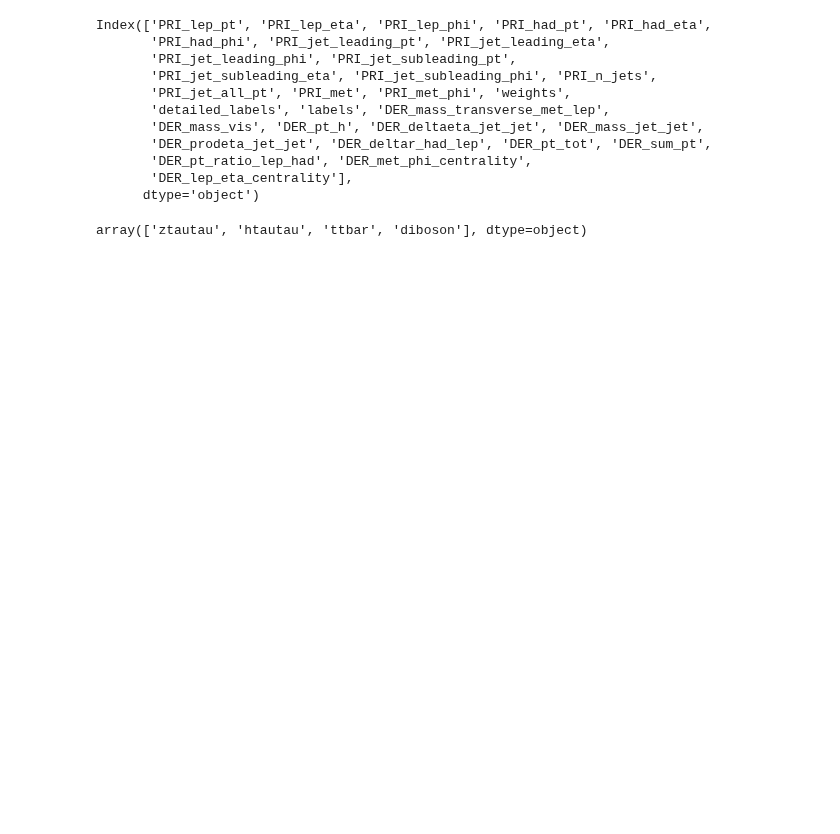
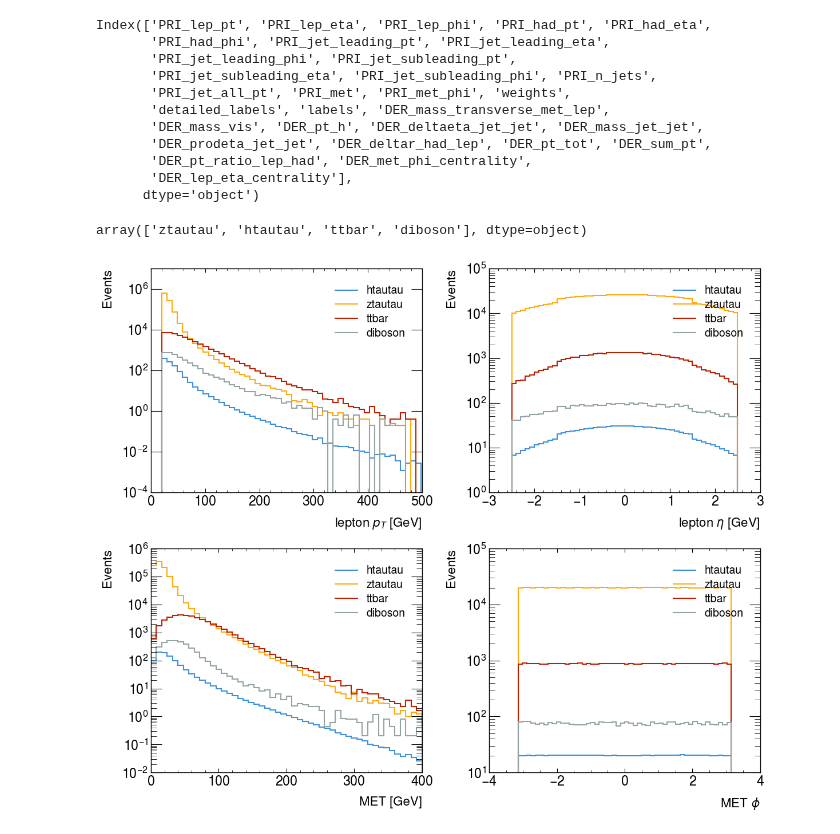
Before and after one commit to CrossGo14/NSBI-workflow-tutorial, a Jupyter notebook: FAIR_universe_Higgs_tautau/Data_Preprocessing.ipynb, the cells around one changed output. Saved outputs shown, nothing was run; the diff lists cells and outputs as text; code cells hidden in the pictures; blank space fills up the shorter version.

```diff
--- a/FAIR_universe_Higgs_tautau/Data_Preprocessing.ipynb
+++ b/FAIR_universe_Higgs_tautau/Data_Preprocessing.ipynb
@@ -1,6 +1,9 @@
 # %%
 import numpy as np
 import pandas as pd
+import matplotlib.pyplot as plt
+import mplhep as hep
+hep.style.use(hep.style.ATLAS)
 
 path_prefix = '/home/jaySandesara/NSBI_workflow_tutorial/FAIR_universe_Higgs_tautau/'
 
@@ -62,5 +65,77 @@ df_training['train_labels'] = -1
 
 for key in labels_dict:
     df_training.loc[df_training['detailed_labels'] == key, 'train_labels'] = labels_dict[key]
+# %%
+mask_selection = (df_training['PRI_lep_pt']<=500.0) & (df_training['PRI_met']<=400.0)
+df_training = df_training[mask_selection].copy()
+# %%
+columns = ['PRI_lep_pt', 'PRI_lep_eta', 'PRI_met', 'PRI_met_phi', 'PRI_n_jets']
+columns = ['PRI_lep_pt', 'PRI_lep_eta', 'PRI_met', 'PRI_met_phi']
+nbins = 50
+
+xlabel_dict = {
+    'PRI_lep_pt': 'lepton $p_T$ [GeV]',
+    'PRI_lep_eta': 'lepton $\eta$ [GeV]',
+    'PRI_met': 'MET [GeV]',
+    'PRI_met_phi': 'MET $\phi$',
+    'PRI_n_jets': '$n_{jets}$'
+}
+
+bins_dict = {}
+histograms = {}
+for feature in columns:
+
+    histograms[feature] = {}
+
+    for count, label in enumerate(labels_dict):
+
+        mask_process = (df_training.detailed_labels == label)
+
+        feature_array = df_training[mask_process][feature].to_numpy()
+        weights_array = df_training[mask_process]['weights'].to_numpy()
+
+        if count==0:
+
+            histograms[feature][label], bins = np.histogram(
+                feature_array,
+                weights=weights_array,
+                bins=nbins
+            )
+        else:
+            mask_process = (df_training.detailed_labels == label)
+            histograms[feature][label], _ = np.histogram(
+                feature_array,
+                weights=weights_array,
+                bins=bins
+            )
+
+    bins_dict[feature] = bins
+
+fig, axes = plt.subplots(2, 2, figsize=(12, 10))
+axes = axes.flatten()
+
+palette = plt.rcParams['axes.prop_cycle'].by_key()['color']
+
+color_label_map = {
+    label: palette[i % len(palette)]
+    for i,label in enumerate(labels_dict)
+}
+
+for count, feature in enumerate(columns):
+
+    for label in labels_dict:
+
+        hep.histplot(histograms[feature][label], bins=bins_dict[feature], label=label,
+                     ax=axes[count], linewidth=1.5, color=color_label_map[label])
+
+    axes[count].set_yscale('log')
+    axes[count].set_xlabel(xlabel_dict[feature], size=16)
+    axes[count].set_ylabel('Events', size=16)
+    axes[count].legend()
+
+plt.tight_layout()
+plt.show()
+# %% [output]
+[figure, added]
 # %%
 df_training.to_hdf(f"{saved_data}df_inclusive.h5", key="dataset", mode="w")
```
Also changed, not shown: parts of 4 cells of this notebook, 2 other files.
